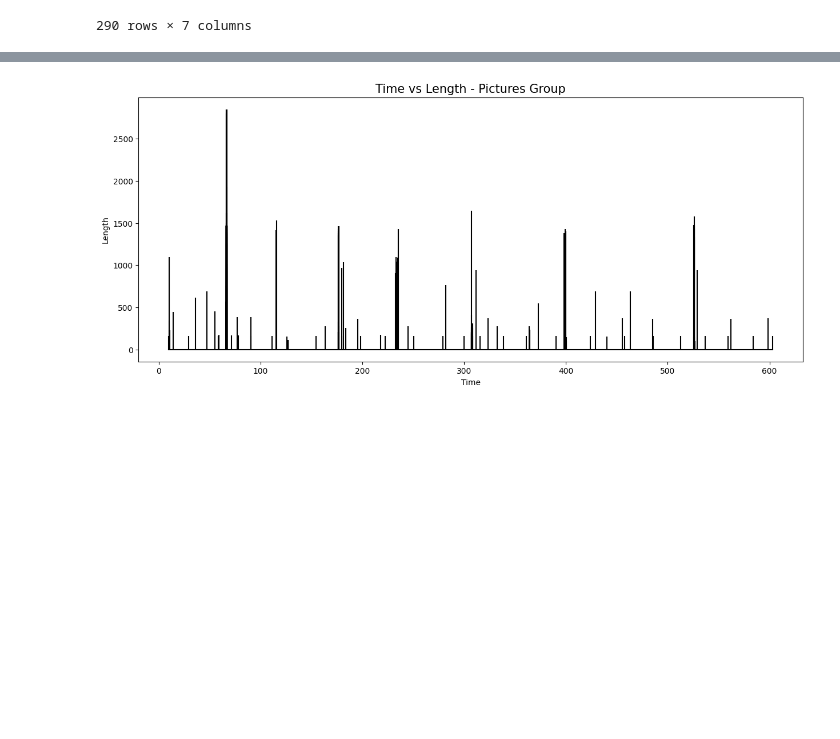
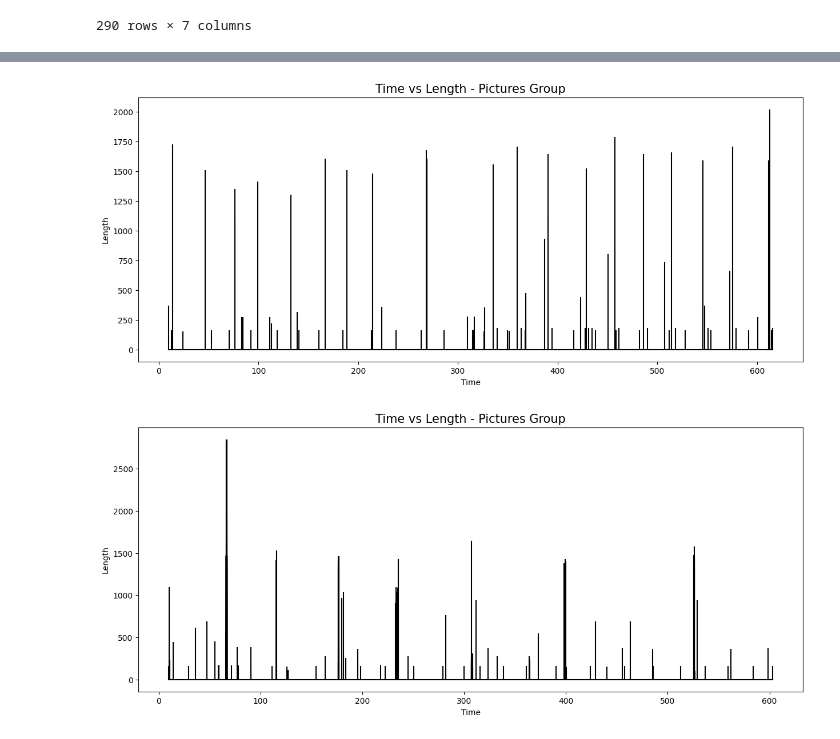
Before and after one commit to NoaAmichai/Computer_networks_final_project, a Jupyter notebook: src/project.ipynb, the cells around one changed output, grey strips where cells are left out. Drawn from its saved outputs; the diff is of its cells as text; code cells hidden in the pictures; blank space fills up the shorter version.

```diff
--- a/src/project.ipynb
+++ b/src/project.ipynb
@@ -198,0 +220,4 @@ pictures_data
+# %%
+plot_graph(pictures_data2,'Time vs Length - Pictures Group')
+# %% [output]
+[figure, added]
```
Also changed, not shown: parts of 8 cells of this notebook, 3 other files.
